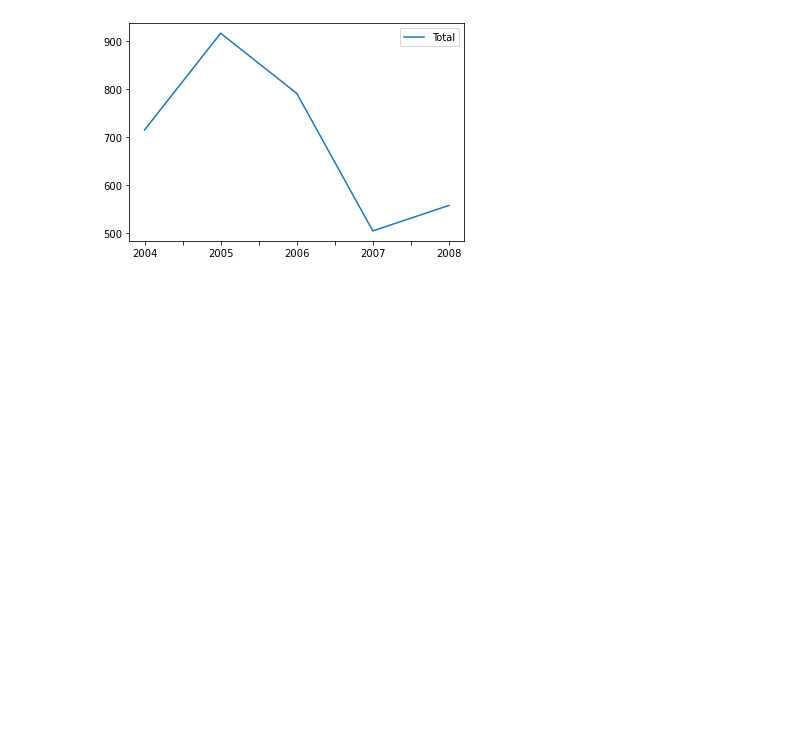
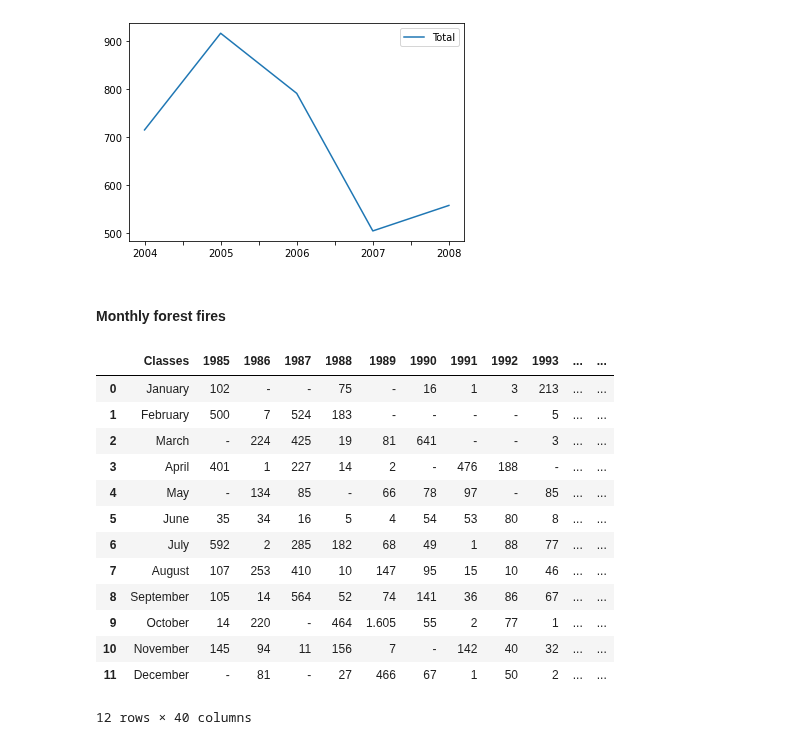
Before and after one commit to RaphaLevy/Study_on_Malaria_dynamics, a Jupyter notebook: mapbiomas_data/MapBiomas - Manaus Data.ipynb, the cells around one changed output. Cells and saved outputs as stored; diff of their text form; code cells hidden in the pictures; blank space fills up the shorter version.

```diff
--- a/mapbiomas_data/MapBiomas - Manaus Data.ipynb
+++ b/mapbiomas_data/MapBiomas - Manaus Data.ipynb
@@ -297,3 +297,46 @@ numeric_forest_fires_df.plot(kind='line', y='Total');
 plt.show()
 # %% [output]
 [figure]
+# %% [markdown]
+#### Monthly forest fires
+# %%
+monthly_forest_fires_file_path = 'Mapbiomas_Monthly_Manaus_Forest_Fires_1986-2023.csv'
+
+monthly_forest_fires_df = pd.read_csv(monthly_forest_fires_file_path, sep=';')
+
+#monthly_forest_fires_df.set_index('Classes', inplace=True)
+
+month_names = ['January', 'February', 'March', 'April', 'May',
+               'June', 'July', 'August', 'September', 'October', 'November', 'December']
+
+monthly_forest_fires_df['Classes'] = monthly_forest_fires_df['Classes'].replace({'Janeiro': month_names[0],
+                                                                                 'Fevereiro': month_names[1],
+                                                                                 'Março': month_names[2],
+                                                                                 'Abril': month_names[3],
+                                                                                 'Maio': month_names[4],
+                                                                                 'Junho': month_names[5],
+                                                                                 'Julho': month_names[6],
+                                                                                 'Agosto': month_names[7],
+                                                                                 'Setembro': month_names[8],
+                                                                                 'Outubro': month_names[9],
+                                                                                 'Novembro': month_names[10],
+                                                                                 'Dezembro': month_names[11]})
+
+# monthly_forest_fires_df.columns = month_names
+
+monthly_forest_fires_df
+# %% [output]
+|  | Classes | 1985 | 1986 | 1987 | 1988 | 1989 | 1990 | 1991 | 1992 | 1993 | ... | ... |
+| 0 | January | 102 | - | - | 75 | - | 16 | 1 | 3 | 213 | ... | ... |
+| 1 | February | 500 | 7 | 524 | 183 | - | - | - | - | 5 | ... | ... |
+| 2 | March | - | 224 | 425 | 19 | 81 | 641 | - | - | 3 | ... | ... |
+| 3 | April | 401 | 1 | 227 | 14 | 2 | - | 476 | 188 | - | ... | ... |
+| 4 | May | - | 134 | 85 | - | 66 | 78 | 97 | - | 85 | ... | ... |
+| 5 | June | 35 | 34 | 16 | 5 | 4 | 54 | 53 | 80 | 8 | ... | ... |
+| 6 | July | 592 | 2 | 285 | 182 | 68 | 49 | 1 | 88 | 77 | ... | ... |
+| 7 | August | 107 | 253 | 410 | 10 | 147 | 95 | 15 | 10 | 46 | ... | ... |
+| 8 | September | 105 | 14 | 564 | 52 | 74 | 141 | 36 | 86 | 67 | ... | ... |
+| 9 | October | 14 | 220 | - | 464 | 1.605 | 55 | 2 | 77 | 1 | ... | ... |
+| 10 | November | 145 | 94 | 11 | 156 | 7 | - | 142 | 40 | 32 | ... | ... |
+| 11 | December | - | 81 | - | 27 | 466 | 67 | 1 | 50 | 2 | ... | ... |
+12 rows × 40 columns
```
Also changed, not shown: parts of 6 cells of this notebook.
